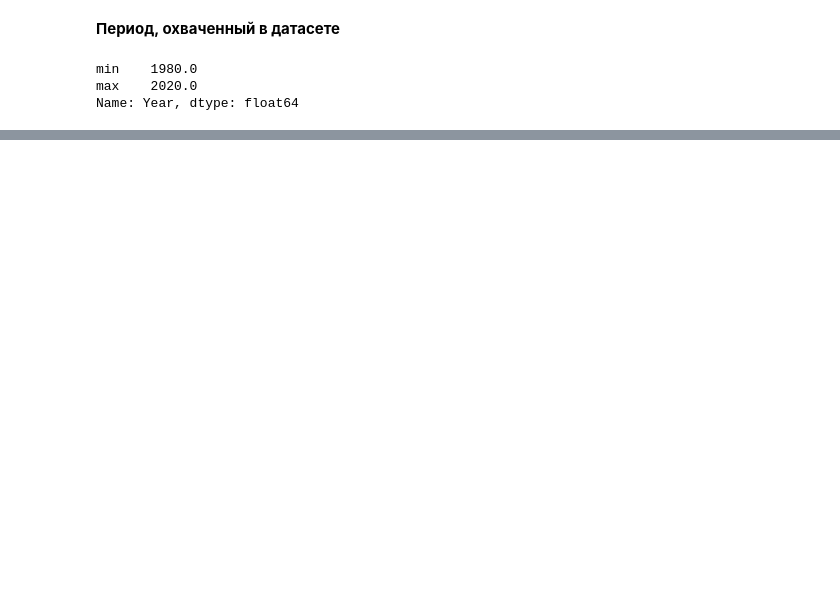
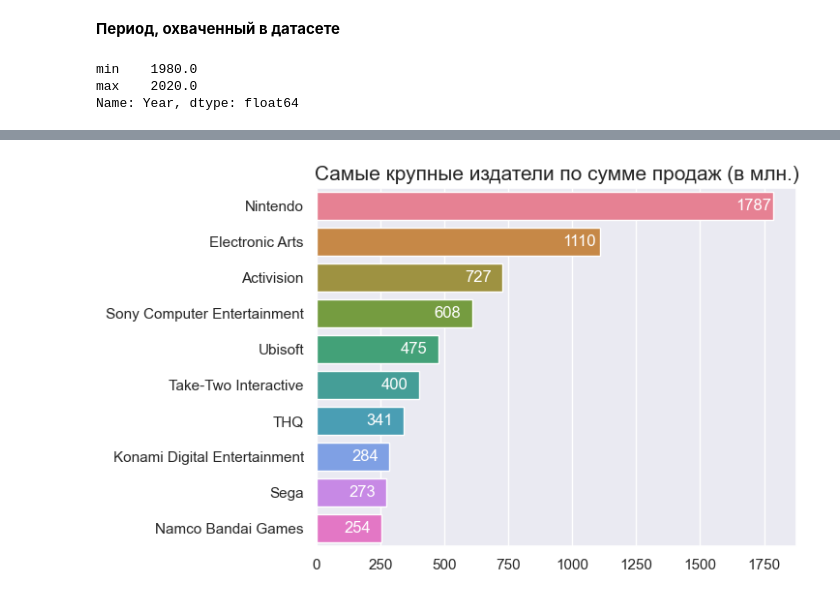
Before and after one commit to ekhavronina/data_analytics, a Jupyter notebook: video_games/video_game_sales.ipynb, the cells around one changed output, grey strips where cells are left out. Drawn from its saved outputs; the diff is of its cells as text; code cells hidden in the pictures; blank space fills up the shorter version.

```diff
--- a/video_games/video_game_sales.ipynb
+++ b/video_games/video_game_sales.ipynb
@@ -153,0 +156,7 @@ dtype: int64
+# %%
+publishers_sales = pd.DataFrame(games.groupby('Publisher')[['NA_Sales','EU_Sales','JP_Sales', 'Other_Sales', 'Global_Sales']]
+                                .sum(),
+                                columns=['NA_Sales','EU_Sales','JP_Sales', 'Other_Sales', 'Global_Sales']
+                               ).reset_index()
+
+games.groupby('Publisher')['Global_Sales'].sum().sort_values(ascending=False).head(10)
@@ -180,0 +247,23 @@ plt.show()
+# %%
+publishers_global_sales = (publishers_sales[['Publisher', 'Global_Sales']]
+                           .sort_values('Global_Sales', ascending=False)
+                           .head(10)
+                          )
+publishers_global_sales['Global_Sales'] = publishers_global_sales['Global_Sales'].apply(round)
+
+
+ax = sns.barplot(data=publishers_global_sales,
+            x='Global_Sales',
+            y='Publisher',
+            orient='h',
+            palette='husl'
+           )
+
+ax.bar_label(ax.containers[0], padding=-28, color='white')
+plt.title('Самые крупные издатели по сумме продаж (в млн.)', fontdict={'fontsize': 15})
+plt.xlabel(None)
+plt.ylabel(None)
+
+plt.show()
+# %% [output]
+[figure, added]
```
Also changed, not shown: parts of 20 cells of this notebook.
